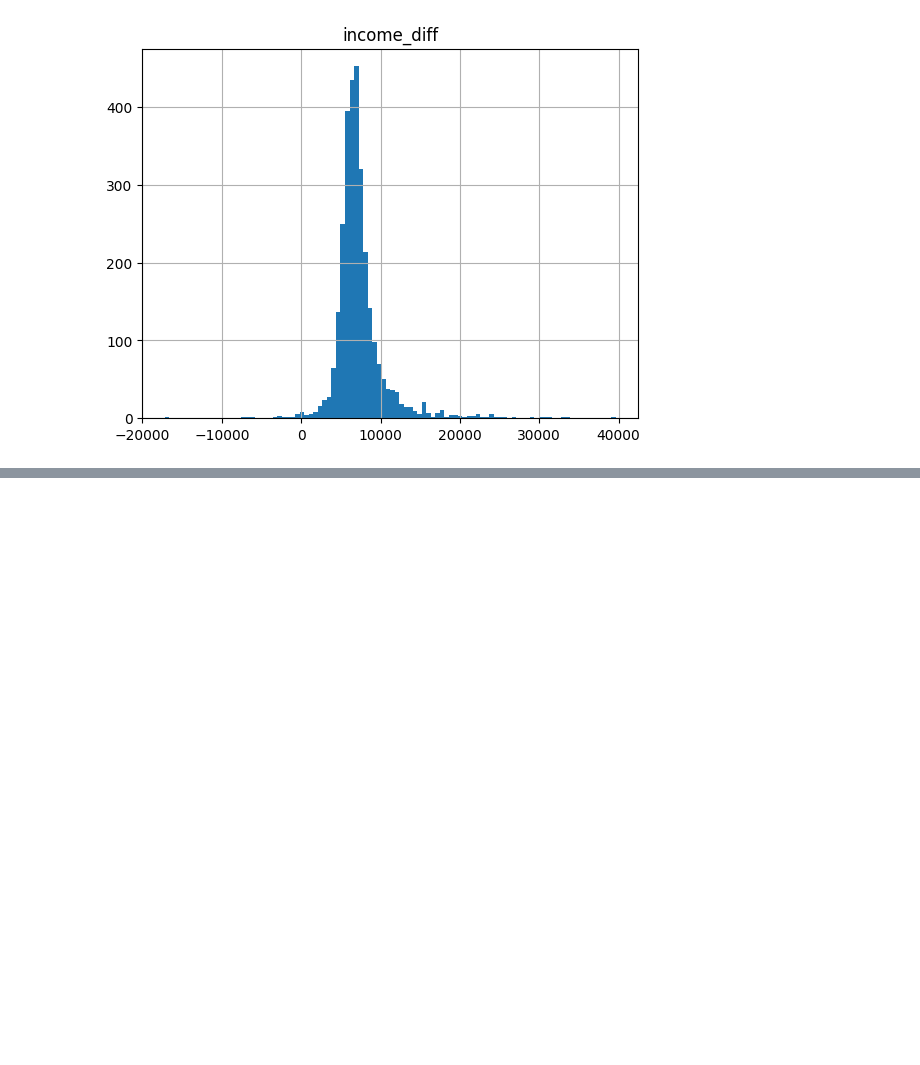
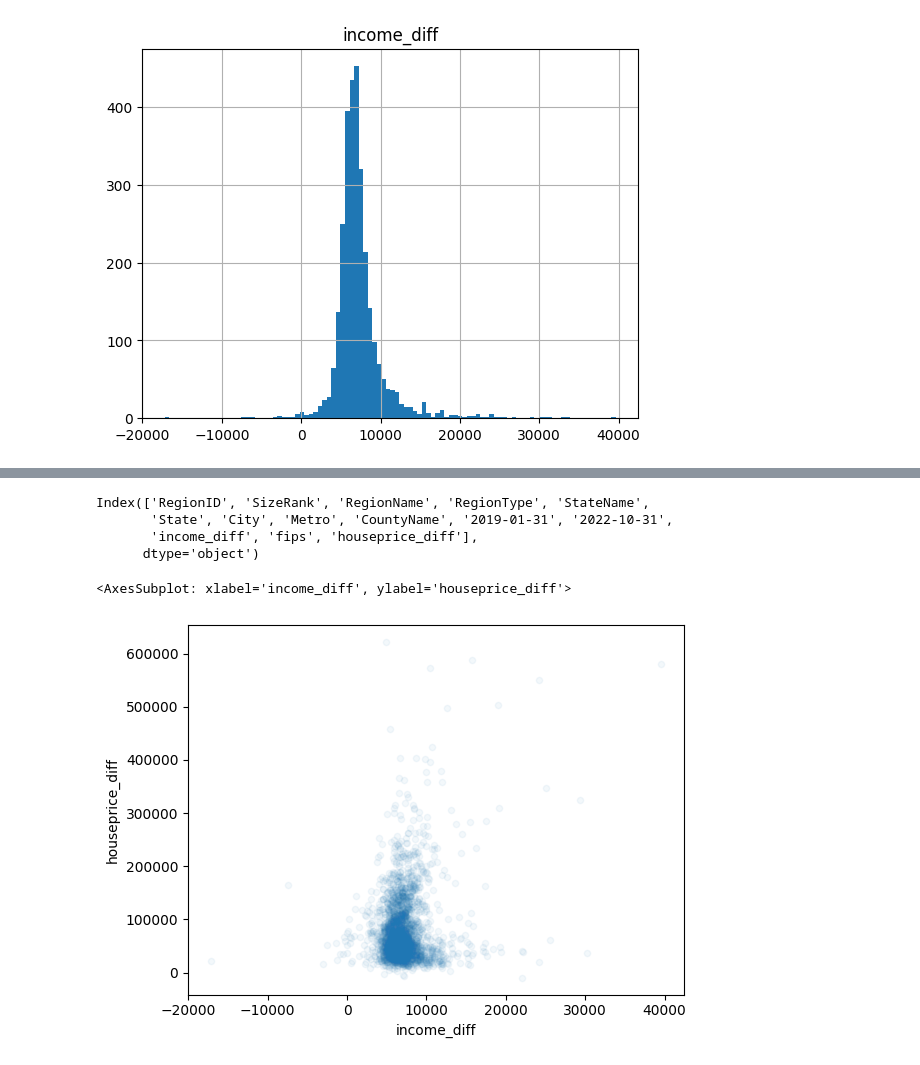
Before and after one commit to Ministry-of-Product/opscore, a Jupyter notebook: education-income-explore.ipynb, the cells around one changed output, grey strips where cells are left out. Saved outputs shown, nothing was run; the diff lists cells and outputs as text; code cells hidden in the pictures; blank space fills up the shorter version.

```diff
--- a/education-income-explore.ipynb
+++ b/education-income-explore.ipynb
@@ -61,0 +282,14 @@ array([[<AxesSubplot: title={'center': 'income_diff'}>]], dtype=object)
+# %%
+alldata.loc[alldata['fips'] == 17031]
+alldata.columns
+# %% [output]
+Index(['RegionID', 'SizeRank', 'RegionName', 'RegionType', 'StateName',
+       'State', 'City', 'Metro', 'CountyName', '2019-01-31', '2022-10-31',
+       'income_diff', 'fips', 'houseprice_diff'],
+      dtype='object')
+# %%
+alldata.groupby('fips').agg({'StateName':'first', 'CountyName':'first',
+       'income_diff':'mean', 'houseprice_diff':'mean'}).plot(x='income_diff',y='houseprice_diff',kind='scatter',alpha=0.05)
+# %% [output]
+<AxesSubplot: xlabel='income_diff', ylabel='houseprice_diff'>
+[figure, added]
```
Also changed, not shown: parts of 25 cells of this notebook.
